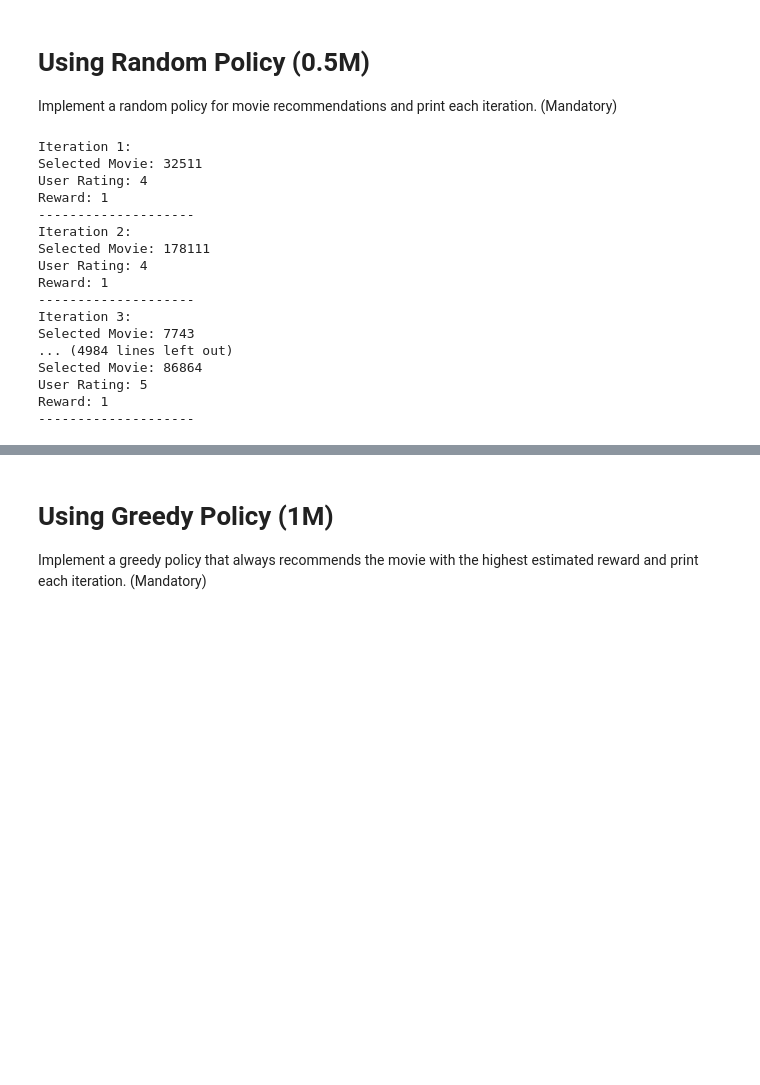
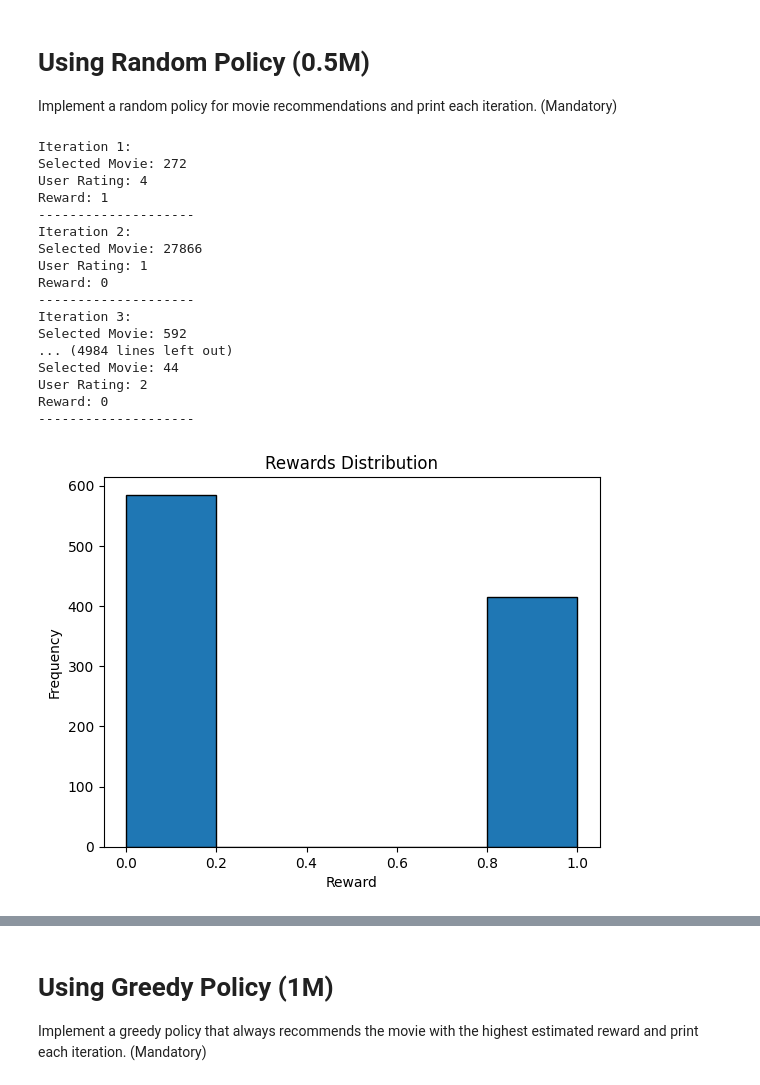
Before and after one commit to abhinavgazta/deepreinforcelearning, a Jupyter notebook: MAB_Assignment_1.ipynb, the cells around one changed output, grey strips where cells are left out. Cells and saved outputs as stored; diff of their text form; code cells hidden in the pictures; blank space fills up the shorter version.

```diff
--- a/MAB_Assignment_1.ipynb
+++ b/MAB_Assignment_1.ipynb
@@ -408,6 +408,25 @@ Implement a random policy for movie recommendations and print each iteration. (M
 #  run the environment with an agent that is guided by a random policy
 #-----write your code below this line---------
 import numpy as np
+
+'''
+
+Rewards plotter function for all Agent types below. Will plot all the rewards and fequency and cumulative reward overtime.
+'''
+def plot_rewards(rewards):
+    plt.hist(rewards, bins=5, edgecolor='black')
+    plt.xlabel('Reward')
+    plt.ylabel('Frequency')
+    plt.title('Rewards Distribution')
+    plt.show()
+
+    cumulative_rewards = np.cumsum(rewards)
+    plt.plot(cumulative_rewards)
+    plt.xlabel('Iteration')
+    plt.ylabel('Cumulative Reward')
+    plt.title('Cumulative Rewards Over Time')
+    plt.show()
+
 
 class RandomAgent:
     def __init__(self, movie_environment):
@@ -428,45 +447,49 @@ class RandomAgent:
             agent: RandomAgent object.
             num_iterations: Number of iterations to run the policy.
         """
+        rewards_cum = []
         for i in range(num_iterations):
             # Select a random movie
             movie_id = self.select_action()
 
             # Simulate user interaction (get a random rating for the selected movie)
             # In a real scenario, this would involve user interaction or prediction
             user_rating = np.random.choice([1, 2, 3, 4, 5])
 
             # Calculate reward
             reward = env.reward_function(movie_id, user_rating)
 
             # Store the reward for the movie
             env.rewards[movie_id].append(reward)
+            rewards_cum.append(reward)
 
             print(f"Iteration {i+1}:")
             print(f"Selected Movie: {movie_id}")
             print(f"User Rating: {user_rating}")
             print(f"Reward: {reward}")
             print("-" * 20)
-
+        return rewards_cum
 
 # Initializing the Random Agent and working on
 randomAgent = RandomAgent(movie_env)
-randomAgent.run_random_policy(movie_env, 1000)
+rewards = randomAgent.run_random_policy(movie_env, 1000)
+plot_rewards(rewards)
 # %% [output]
 Iteration 1:
-Selected Movie: 32511
+Selected Movie: 272
 User Rating: 4
 Reward: 1
 --------------------
 Iteration 2:
-Selected Movie: 178111
-User Rating: 4
-Reward: 1
+Selected Movie: 27866
+User Rating: 1
+Reward: 0
 --------------------
 Iteration 3:
-Selected Movie: 7743
+Selected Movie: 592
 ... (4984 lines left out)
-Selected Movie: 86864
-User Rating: 5
-Reward: 1
+Selected Movie: 44
+User Rating: 2
+Reward: 0
 --------------------
+[figure, added]
```
Also changed, not shown: parts of 2 cells of this notebook.
